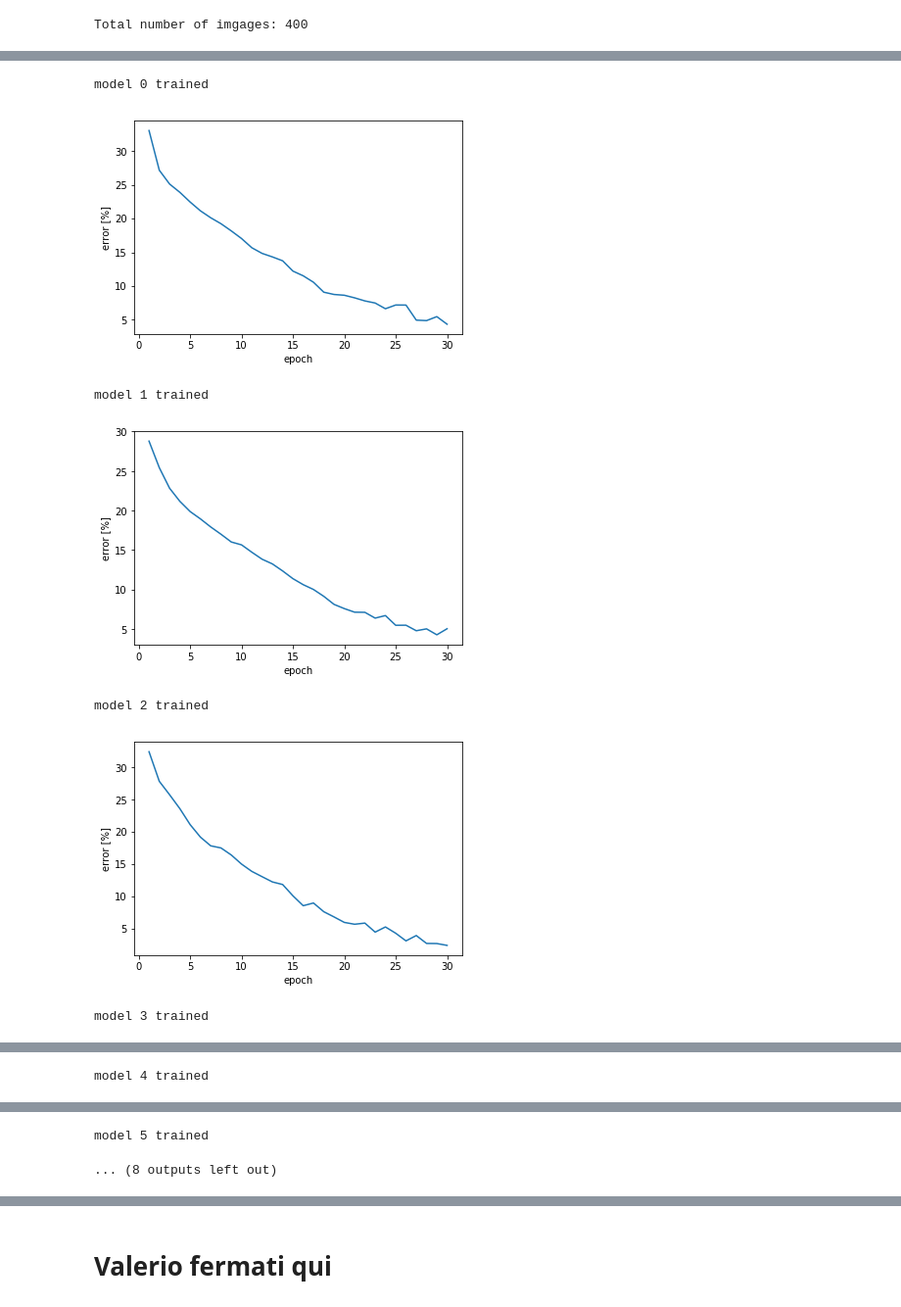
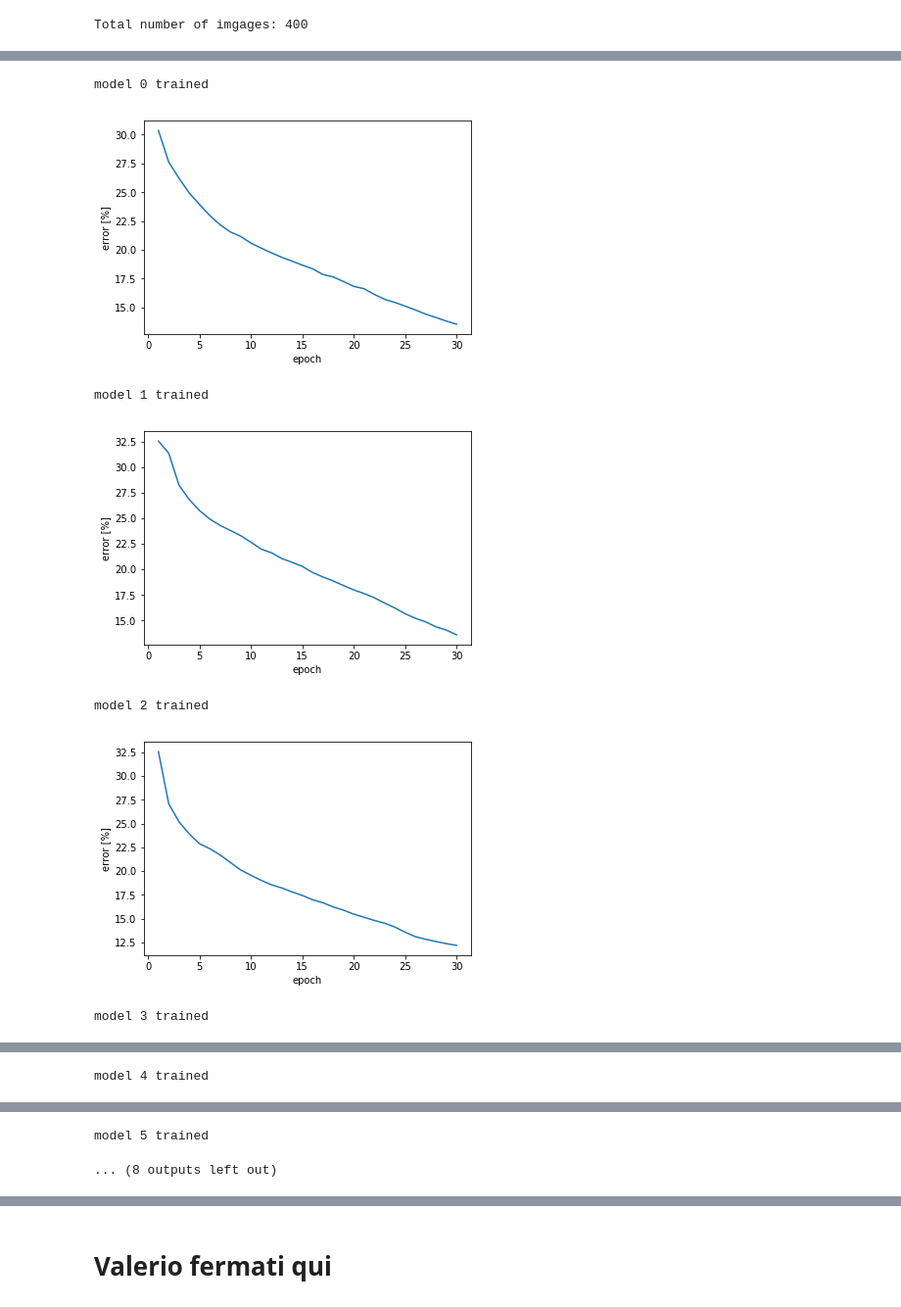
Before and after one commit to diegofiori/ML_RoadSegmentation, a Jupyter notebook: ML_notebook_Diego_Valerio.ipynb, the cells around one changed output, grey strips where cells are left out. Shown at 98% size. Drawn from its saved outputs; the diff is of its cells as text; code cells hidden in the pictures.

```diff
--- a/ML_notebook_Diego_Valerio.ipynb
+++ b/ML_notebook_Diego_Valerio.ipynb
@@ -85,6 +85,14 @@ def train_SimpleNet(dataset, label, w, h, lr, max_epochs, mini_batch_size, dropo
 
     model = SimpleNet(dropout)
 
+    mini_batch_rest = train_sub_images.size(0) % mini_batch_size
+
+    if mini_batch_rest > 0:
+        train_sub_images = train_sub_images.narrow(0,0,train_sub_images.size(0)-mini_batch_rest)
+        train_mask_label = train_mask_label[0:train_sub_images.size(0)]
+
+
+
 
     train_model_Adam( model, train_sub_images, train_mask_label, max_epochs, lr, mini_batch_size)
 
@@ -135,7 +191,7 @@ w=16
 h=16
 lr=1e-4
 max_epochs=30
-mini_batch_size=1
+mini_batch_size=10
 dropout=0
 models, F1_error= bagging_NN(imgs, gt_imgs, percentage_train_data, nb_model, w, h, lr, max_epochs, mini_batch_size, dropout)
 # %% [output]
@@ -143,7 +199,7 @@ models, F1_error= bagging_NN(imgs, gt_imgs, percentage_train_data, nb_model, w,
 model 0 trained
-[figure, old version]
+[figure, new version]
 model 1 trained
-[figure, old version]
+[figure, new version]
 model 2 trained
-[figure, old version]
+[figure, new version]
 model 3 trained
```
Also changed, not shown: parts of 21 cells of this notebook, 1 other file.
